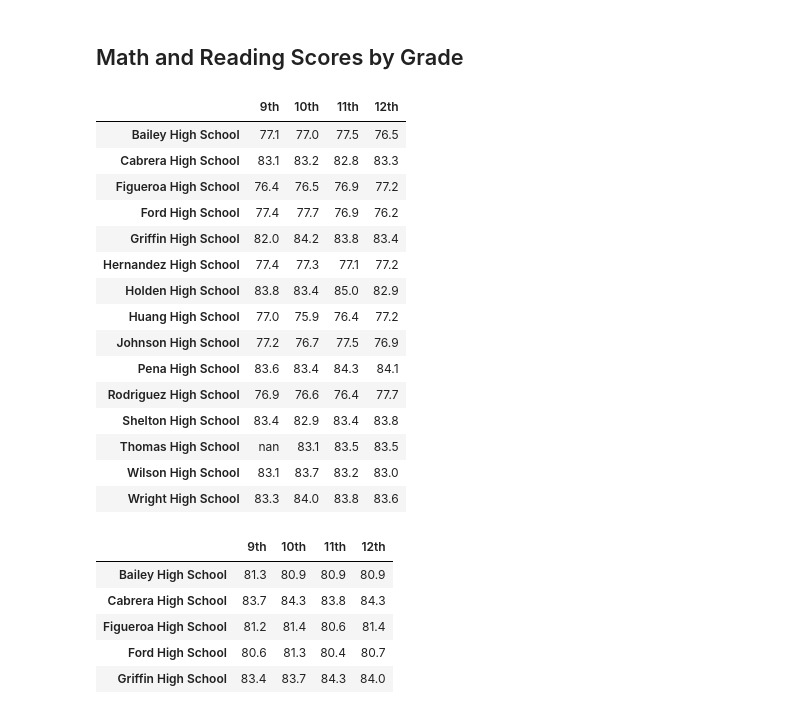
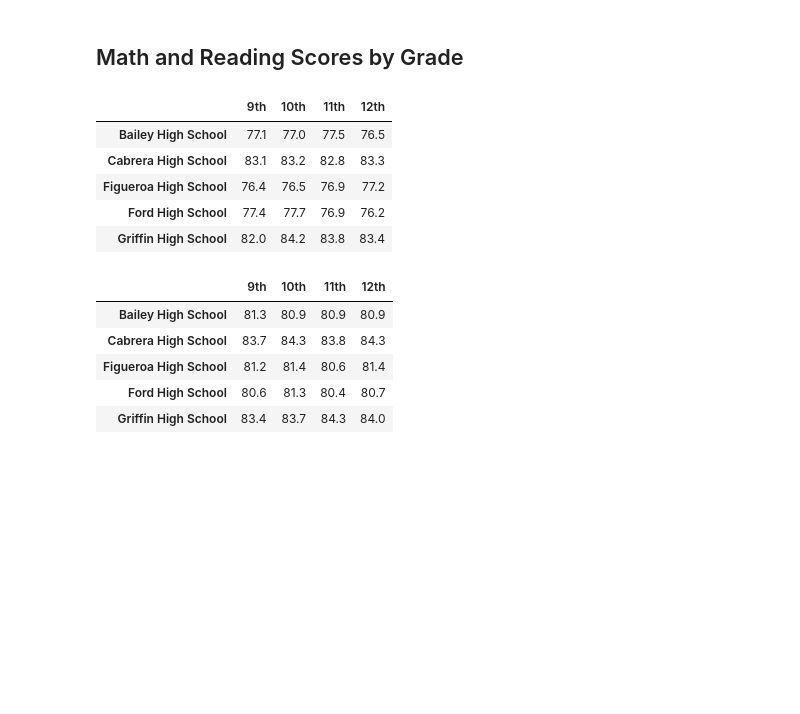
Before and after one commit to calistad/School_District_Analysis, a Jupyter notebook: PyCitySchools_testing.ipynb, the cells around one changed output. Cells and saved outputs as stored; diff of their text form; code cells hidden in the pictures; blank space fills up the shorter version.

```diff
--- a/PyCitySchools_testing.ipynb
+++ b/PyCitySchools_testing.ipynb
@@ -414,39 +432,29 @@ reading_scores_by_grade = pd.DataFrame({
 # %%
 # Format each math grade column.
 
 math_scores_by_grade["9th"] = math_scores_by_grade["9th"].map("{:.1f}".format)
 
 math_scores_by_grade["10th"] = math_scores_by_grade["10th"].map("{:.1f}".format)
 
 math_scores_by_grade["11th"] = math_scores_by_grade["11th"].map("{:.1f}".format)
 
 math_scores_by_grade["12th"] = math_scores_by_grade["12th"].map("{:.1f}".format)
 
 # Make sure the columns are in the correct order.
 math_scores_by_grade = math_scores_by_grade[["9th", "10th", "11th", "12th"]]
 
 # Remove the index name.
 math_scores_by_grade.index.name = None
 
 # Display the DataFrame.
-math_scores_by_grade
+math_scores_by_grade.head()
 # %% [output]
 |  | 9th | 10th | 11th | 12th |
 | Bailey High School | 77.1 | 77.0 | 77.5 | 76.5 |
 | Cabrera High School | 83.1 | 83.2 | 82.8 | 83.3 |
 | Figueroa High School | 76.4 | 76.5 | 76.9 | 77.2 |
 | Ford High School | 77.4 | 77.7 | 76.9 | 76.2 |
 | Griffin High School | 82.0 | 84.2 | 83.8 | 83.4 |
-| Hernandez High School | 77.4 | 77.3 | 77.1 | 77.2 |
-| Holden High School | 83.8 | 83.4 | 85.0 | 82.9 |
-| Huang High School | 77.0 | 75.9 | 76.4 | 77.2 |
-| Johnson High School | 77.2 | 76.7 | 77.5 | 76.9 |
-| Pena High School | 83.6 | 83.4 | 84.3 | 84.1 |
-| Rodriguez High School | 76.9 | 76.6 | 76.4 | 77.7 |
-| Shelton High School | 83.4 | 82.9 | 83.4 | 83.8 |
-| Thomas High School | nan | 83.1 | 83.5 | 83.5 |
-| Wilson High School | 83.1 | 83.7 | 83.2 | 83.0 |
-| Wright High School | 83.3 | 84.0 | 83.8 | 83.6 |
 # %%
 # Format each reading grade column.
 
```
Also changed, not shown: parts of 8 cells of this notebook, 2 other files.
